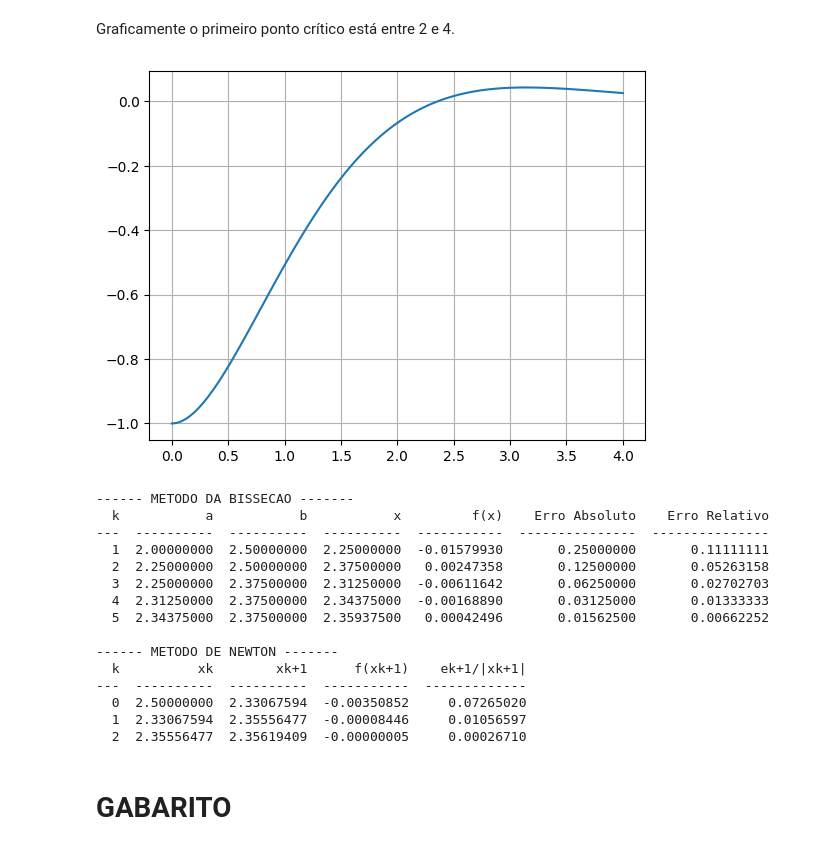
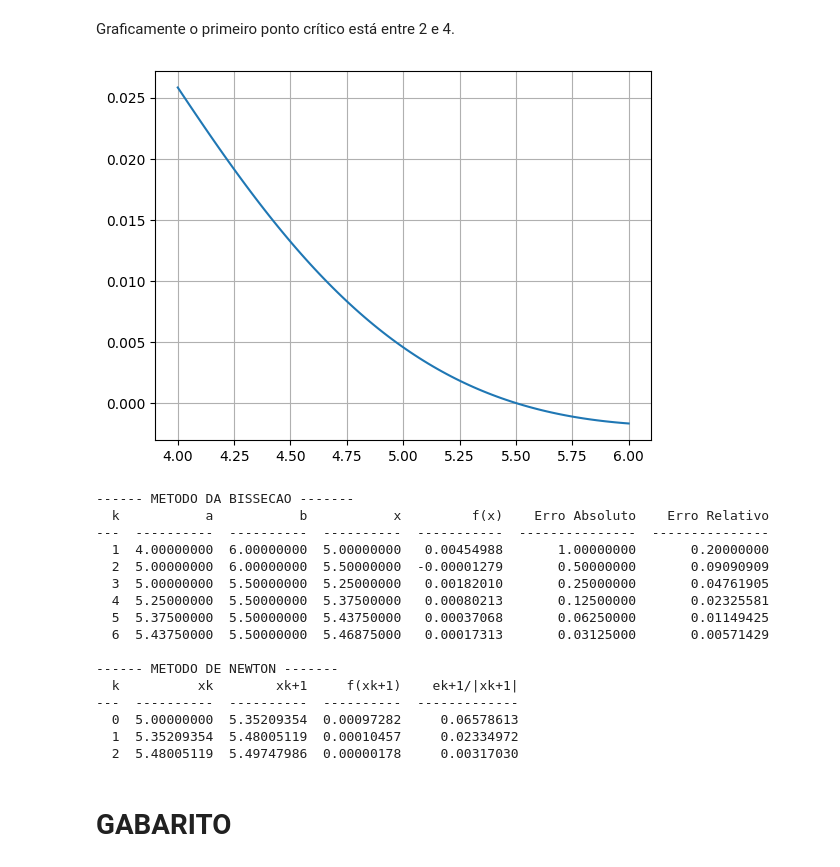
Before and after one commit to SunkPlane29/metodos_num, a Jupyter notebook: 24_1s_MTM1013T11_Q01_AndreGoncalvesdaSilva.ipynb, the cells around one changed output. Saved outputs shown, nothing was run; the diff lists cells and outputs as text; code cells hidden in the pictures.

```diff
--- a/24_1s_MTM1013T11_Q01_AndreGoncalvesdaSilva.ipynb
+++ b/24_1s_MTM1013T11_Q01_AndreGoncalvesdaSilva.ipynb
@@ -160,17 +160,17 @@ Graficamente o primeiro ponto crítico está entre 2 e 4.
 # %%
 derfvectorized = np.vectorize(derf)
 
-x = np.linspace(0, 4, 100)
+x = np.linspace(4, 6, 100)
 y = derfvectorized(x)
 plt.plot(x, y)
 plt.grid()
 plt.show()
 # %% [output]
-[figure, old version]
+[figure, new version]
 # %%
 eps = 1e-2
-pointsbiss = bissecao(derf, 2.0, 2.5, eps)
-pointsnewt = newton(derf, der2f, 2.5, eps)
+pointsbiss = bissecao(derf, 4.0, 6.0, eps)
+pointsnewt = newton(derf, der2f, 5.0, eps)
 
 print("------ METODO DA BISSECAO -------")
 print(tabulate(pointsbiss, headers=headersbiss, floatfmt=".8f"))
@@ -181,18 +181,19 @@ print(tabulate(pointsnewt, headers=headersnewt, floatfmt=".8f"))
 ------ METODO DA BISSECAO -------
   k           a           b           x         f(x)    Erro Absoluto    Erro Relativo
 ---  ----------  ----------  ----------  -----------  ---------------  ---------------
-  1  2.00000000  2.50000000  2.25000000  -0.01579930       0.25000000       0.11111111
-  2  2.25000000  2.50000000  2.37500000   0.00247358       0.12500000       0.05263158
-  3  2.25000000  2.37500000  2.31250000  -0.00611642       0.06250000       0.02702703
-  4  2.31250000  2.37500000  2.34375000  -0.00168890       0.03125000       0.01333333
-  5  2.34375000  2.37500000  2.35937500   0.00042496       0.01562500       0.00662252
+  1  4.00000000  6.00000000  5.00000000   0.00454988       1.00000000       0.20000000
+  2  5.00000000  6.00000000  5.50000000  -0.00001279       0.50000000       0.09090909
+  3  5.00000000  5.50000000  5.25000000   0.00182010       0.25000000       0.04761905
+  4  5.25000000  5.50000000  5.37500000   0.00080213       0.12500000       0.02325581
+  5  5.37500000  5.50000000  5.43750000   0.00037068       0.06250000       0.01149425
+  6  5.43750000  5.50000000  5.46875000   0.00017313       0.03125000       0.00571429
 
 ------ METODO DE NEWTON -------
-  k          xk        xk+1      f(xk+1)    ek+1/|xk+1|
----  ----------  ----------  -----------  -------------
-  0  2.50000000  2.33067594  -0.00350852     0.07265020
-  1  2.33067594  2.35556477  -0.00008446     0.01056597
-  2  2.35556477  2.35619409  -0.00000005     0.00026710
+  k          xk        xk+1     f(xk+1)    ek+1/|xk+1|
+---  ----------  ----------  ----------  -------------
+  0  5.00000000  5.35209354  0.00097282     0.06578613
+  1  5.35209354  5.48005119  0.00010457     0.02334972
+  2  5.48005119  5.49747986  0.00000178     0.00317030
 # %% [markdown]
 # GABARITO
 # %%
```
Also changed, not shown: parts of 1 cell of this notebook, 1 other file.
